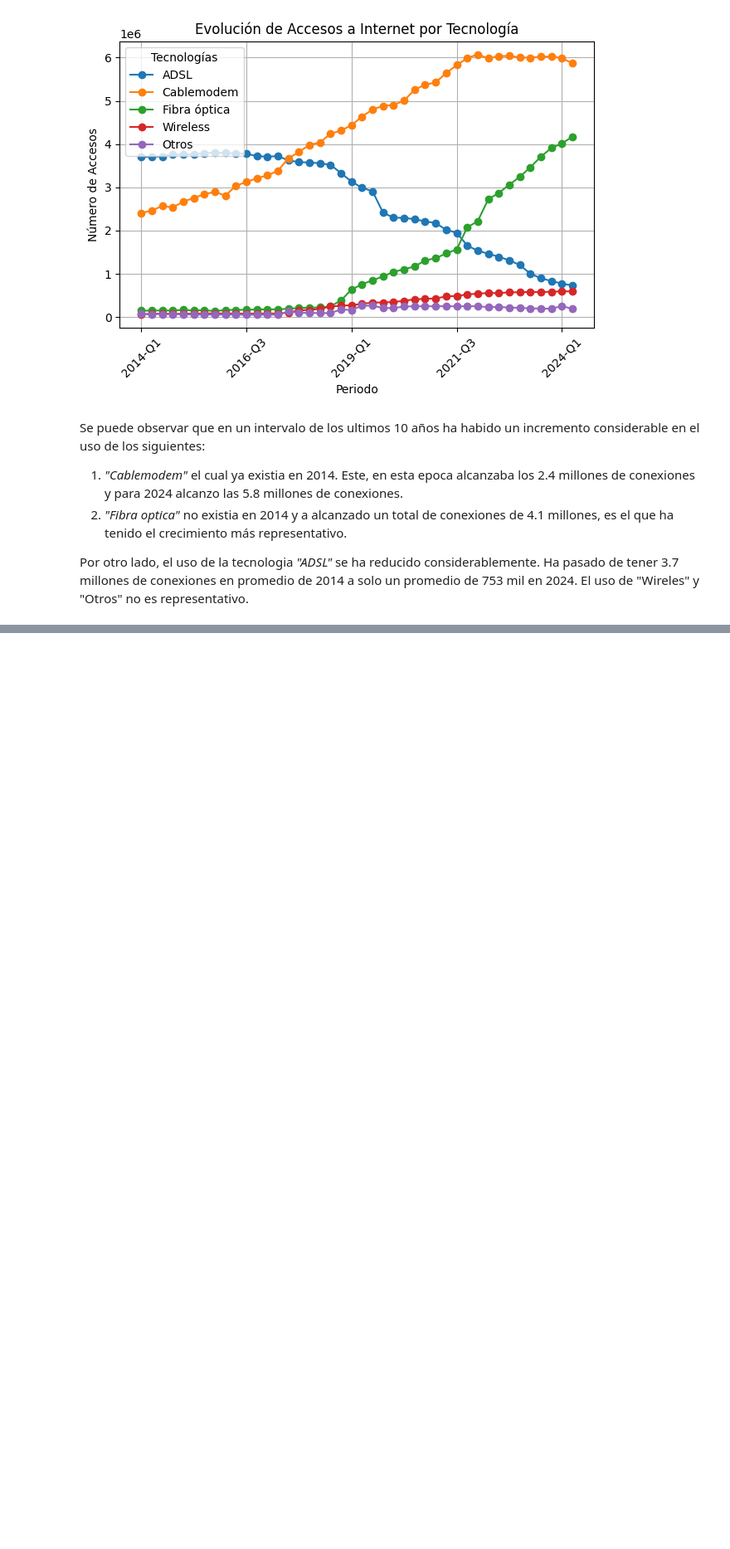
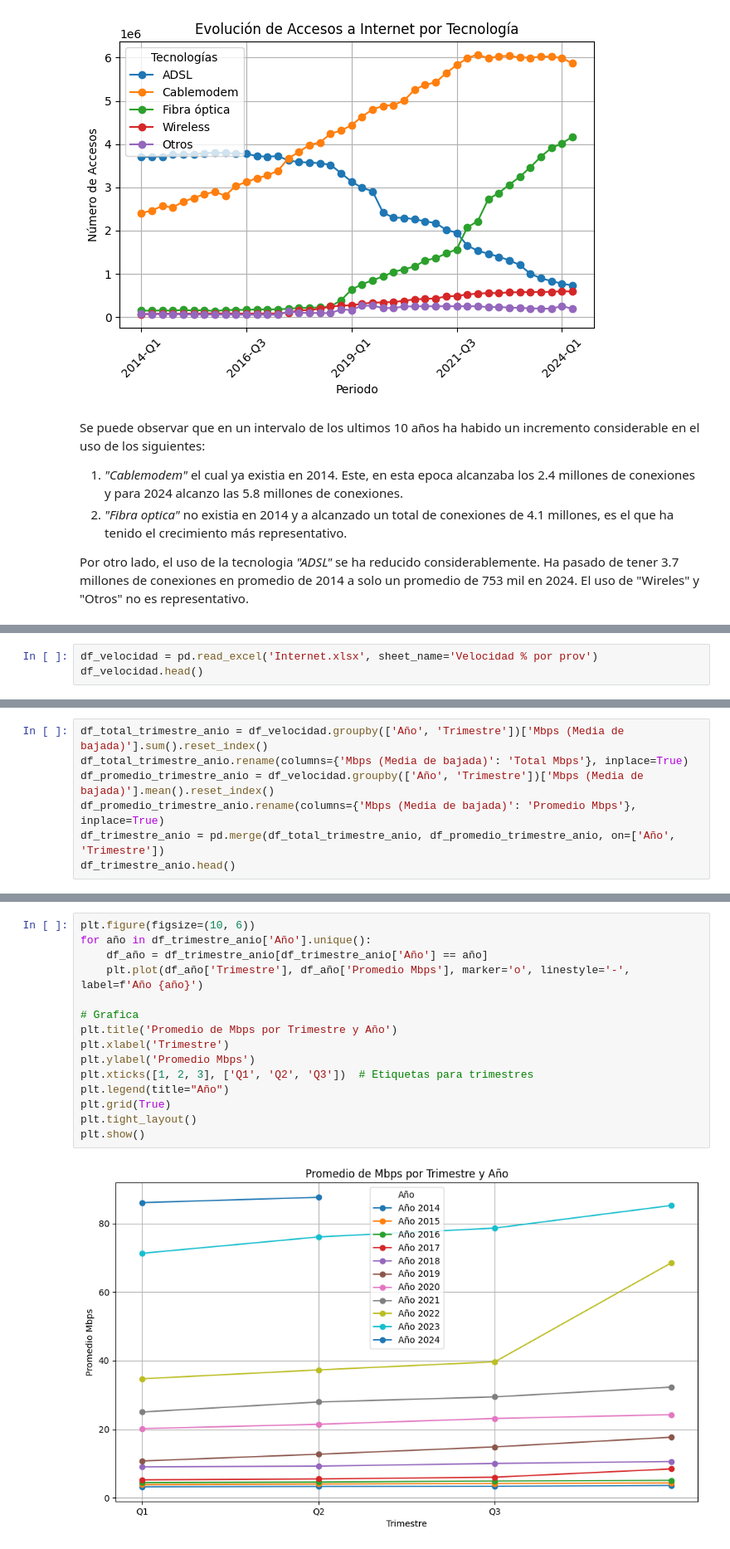
Before and after one commit to Anavig14/Individual2_Henry, a Jupyter notebook: ELT_internet.ipynb, the cells around one changed output, grey strips where cells are left out. Shown: that part at 83% size. Drawn from its saved outputs; the diff is of its cells as text; blank space fills up the shorter version.

```diff
--- a/ELT_internet.ipynb
+++ b/ELT_internet.ipynb
@@ -58,0 +80,3 @@ Por otro lado, el uso de la tecnologia *"ADSL"* se ha reducido considerablemente
+# %%
+df_velocidad = pd.read_excel('Internet.xlsx', sheet_name='Velocidad % por prov')
+df_velocidad.head()
@@ -58,0 +92,7 @@ Por otro lado, el uso de la tecnologia *"ADSL"* se ha reducido considerablemente
+# %%
+df_total_trimestre_anio = df_velocidad.groupby(['Año', 'Trimestre'])['Mbps (Media de bajada)'].sum().reset_index()
+df_total_trimestre_anio.rename(columns={'Mbps (Media de bajada)': 'Total Mbps'}, inplace=True)
+df_promedio_trimestre_anio = df_velocidad.groupby(['Año', 'Trimestre'])['Mbps (Media de bajada)'].mean().reset_index()
+df_promedio_trimestre_anio.rename(columns={'Mbps (Media de bajada)': 'Promedio Mbps'}, inplace=True)
+df_trimestre_anio = pd.merge(df_total_trimestre_anio, df_promedio_trimestre_anio, on=['Año', 'Trimestre'])
+df_trimestre_anio.head()
@@ -58,0 +115,17 @@ Por otro lado, el uso de la tecnologia *"ADSL"* se ha reducido considerablemente
+# %%
+plt.figure(figsize=(10, 6))
+for año in df_trimestre_anio['Año'].unique():
+    df_año = df_trimestre_anio[df_trimestre_anio['Año'] == año]
+    plt.plot(df_año['Trimestre'], df_año['Promedio Mbps'], marker='o', linestyle='-', label=f'Año {año}')
+
+# Grafica
+plt.title('Promedio de Mbps por Trimestre y Año')
+plt.xlabel('Trimestre')
+plt.ylabel('Promedio Mbps')
+plt.xticks([1, 2, 3], ['Q1', 'Q2', 'Q3'])  # Etiquetas para trimestres
+plt.legend(title="Año")
+plt.grid(True)
+plt.tight_layout()
+plt.show()
+# %% [output]
+[figure, added]
```
Also changed, not shown: parts of 9 cells of this notebook.
